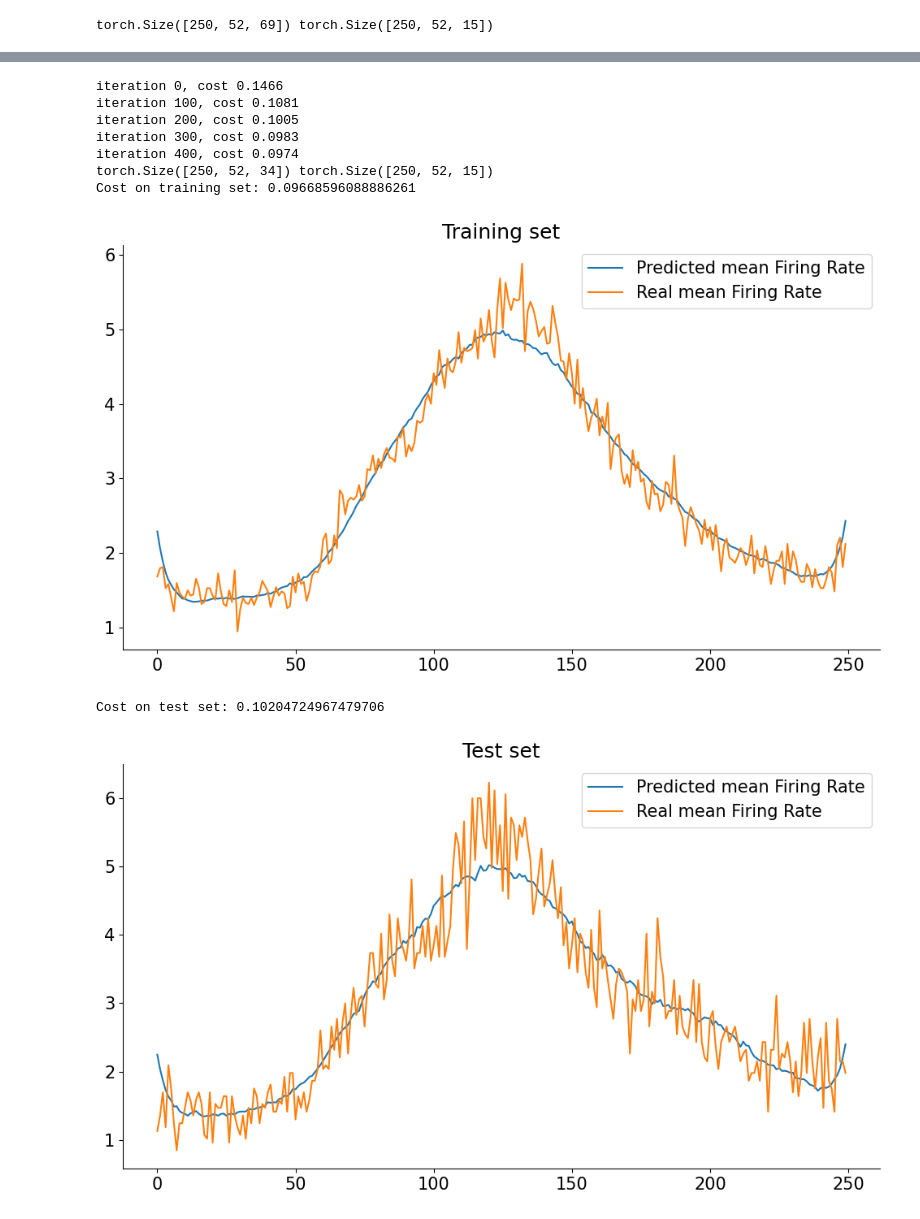
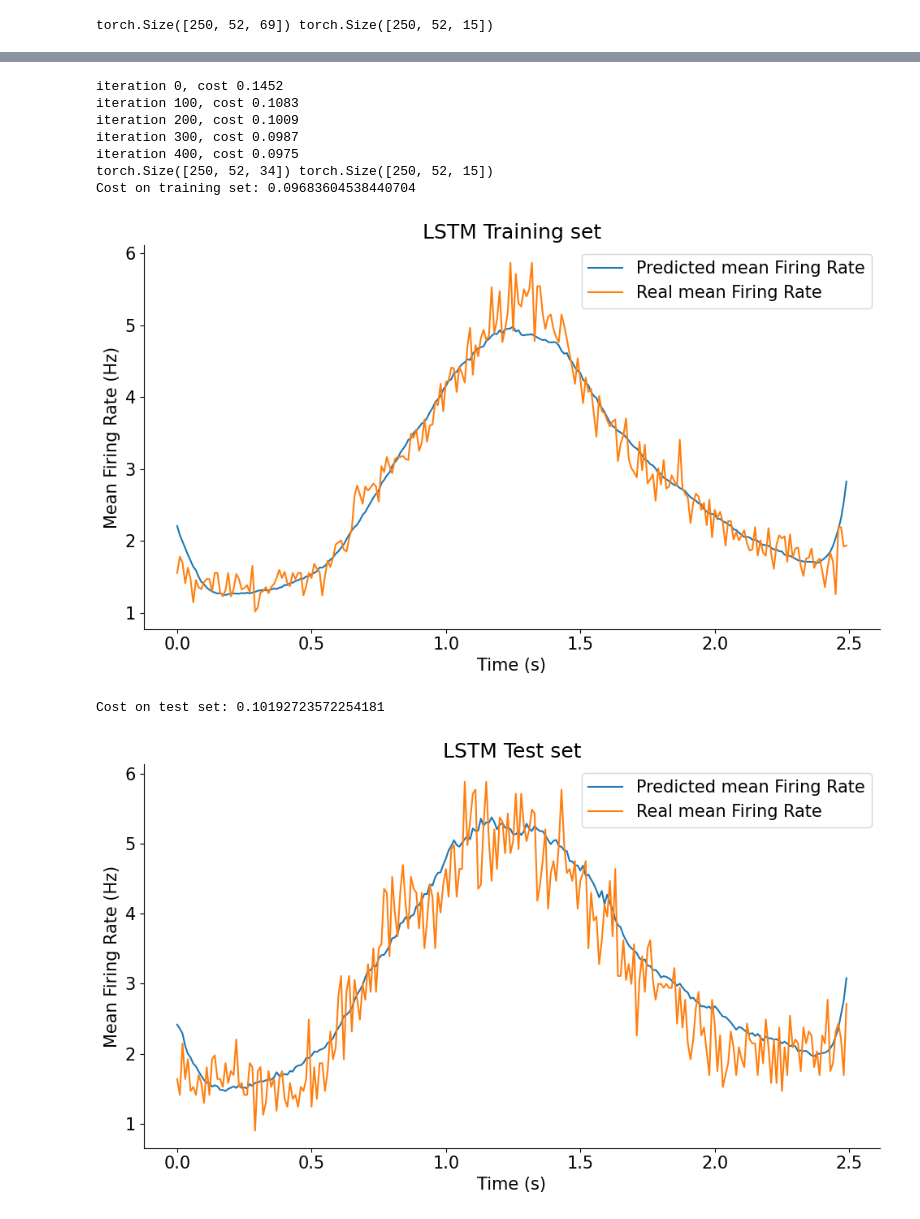
Before and after one commit to omidatashani/neurons-activity-prediction, a Jupyter notebook: neurons_activity_prediction.ipynb, the cells around one changed output, grey strips where cells are left out. Saved outputs shown, nothing was run; the diff lists cells and outputs as text; code cells hidden in the pictures.

```diff
--- a/neurons_activity_prediction.ipynb
+++ b/neurons_activity_prediction.ipynb
@@ -499,17 +634,18 @@ z_test, q_test = net(input_population_test)
 print(z_test.shape, q_test.shape)
 
 # Training set; avg across  all trials and neurons
-dt = dat['bin_size']
 rpred = z.detach().cpu().numpy()
 rpred_mean = rpred.mean(axis=(1, 2))
 y_true_mean = y_train.mean(axis=(1, 2))
 cost_train = Poisson_loss(z, output_population).mean()
 print(f'Cost on training set: {cost_train}')
 plt.figure(figsize=(10, 6))
-plt.plot(1/dt * rpred_mean)
-plt.plot(1/dt * y_true_mean)
-plt.title('Training set')
-plt.legend(['Predicted mean Firing Rate', 'Real mean Firing Rate'])
+plt.plot(time_points, 1/dt * rpred_mean)
+plt.plot(time_points, 1/dt * y_true_mean)
+plt.title('RNN Training set')
+plt.ylabel('Mean Firing Rate (Hz)')
+plt.xlabel('Time (s)')
+plt.legend(['Predicted mean Firing Rate', 'Real mean Firing Rate'], loc='upper right')
 plt.show()
 
 # Test set; avg across  all trials and neurons
@@ -519,10 +655,12 @@ y_true_mean = y_test.mean(axis=(1, 2))
 cost_test = Poisson_loss(z_test, output_population_test).mean()
 print(f'Cost on test set: {cost_test}')
 plt.figure(figsize=(10, 6))
-plt.plot(1/dt * rpred_mean)
-plt.plot(1/dt * y_true_mean)
-plt.legend(['Predicted mean Firing Rate', 'Real mean Firing Rate'])
-plt.title('Test set')
+plt.plot(time_points, 1/dt * rpred_mean)
+plt.plot(time_points, 1/dt * y_true_mean)
+plt.title('RNN Test set')
+plt.ylabel('Mean Firing Rate (Hz)')
+plt.xlabel('Time (s)')
+plt.legend(['Predicted mean Firing Rate', 'Real mean Firing Rate'], loc='upper right')
 plt.show()
 # %% [output]
 Shape of train data; input:(250, 208, 34), output:(250, 208, 34)
@@ -582,48 +720,51 @@ for k in range(niter):
 
   if k % 100 == 0:
     print(f'iteration {k}, cost {cost.item():.4f}')
 
 
 # Test
 input_population_test = torch.from_numpy(x_test).to(device).float()
 output_population_test = torch.from_numpy(y_test).to(device).float()
 z_test, q_test = net(input_population_test)
 print(z_test.shape, q_test.shape)
 
 # Training set; avg across  all trials and neurons
-dt = dat['bin_size']
 rpred = z.detach().cpu().numpy()
 rpred_mean = rpred.mean(axis=(1, 2))
 y_true_mean = y_train.mean(axis=(1, 2))
 cost_train = Poisson_loss(z, output_population).mean()
 print(f'Cost on training set: {cost_train}')
 plt.figure(figsize=(10, 6))
-plt.plot(1/dt * rpred_mean)
-plt.plot(1/dt * y_true_mean)
-plt.title('Training set')
-plt.legend(['Predicted mean Firing Rate', 'Real mean Firing Rate'])
+plt.plot(time_points, 1/dt * rpred_mean)
+plt.plot(time_points, 1/dt * y_true_mean)
+plt.title('LSTM Training set')
+plt.ylabel('Mean Firing Rate (Hz)')
+plt.xlabel('Time (s)')
+plt.legend(['Predicted mean Firing Rate', 'Real mean Firing Rate'], loc='upper right')
 plt.show()
 
 # Test set; avg across  all trials and neurons
 rpred = z_test.detach().cpu().numpy()
 rpred_mean = rpred.mean(axis=(1, 2))
 y_true_mean = y_test.mean(axis=(1, 2))
 cost_test = Poisson_loss(z_test, output_population_test).mean()
 print(f'Cost on test set: {cost_test}')
 plt.figure(figsize=(10, 6))
-plt.plot(1/dt * rpred_mean)
-plt.plot(1/dt * y_true_mean)
-plt.legend(['Predicted mean Firing Rate', 'Real mean Firing Rate'])
-plt.title('Test set')
+plt.plot(time_points, 1/dt * rpred_mean)
+plt.plot(time_points, 1/dt * y_true_mean)
+plt.title('LSTM Test set')
+plt.ylabel('Mean Firing Rate (Hz)')
+plt.xlabel('Time (s)')
+plt.legend(['Predicted mean Firing Rate', 'Real mean Firing Rate'], loc='upper right')
 plt.show()
 # %% [output]
-iteration 0, cost 0.1466
-iteration 100, cost 0.1081
-iteration 200, cost 0.1005
-iteration 300, cost 0.0983
-iteration 400, cost 0.0974
+iteration 0, cost 0.1452
+iteration 100, cost 0.1083
+iteration 200, cost 0.1009
+iteration 300, cost 0.0987
+iteration 400, cost 0.0975
 torch.Size([250, 52, 34]) torch.Size([250, 52, 15])
-Cost on training set: 0.09668596088886261
+Cost on training set: 0.09683604538440704
-[figure, old version]
+[figure, new version]
-Cost on test set: 0.10204724967479706
+Cost on test set: 0.10192723572254181
-[figure, old version]
+[figure, new version]
```
Also changed, not shown: parts of 12 cells of this notebook.
